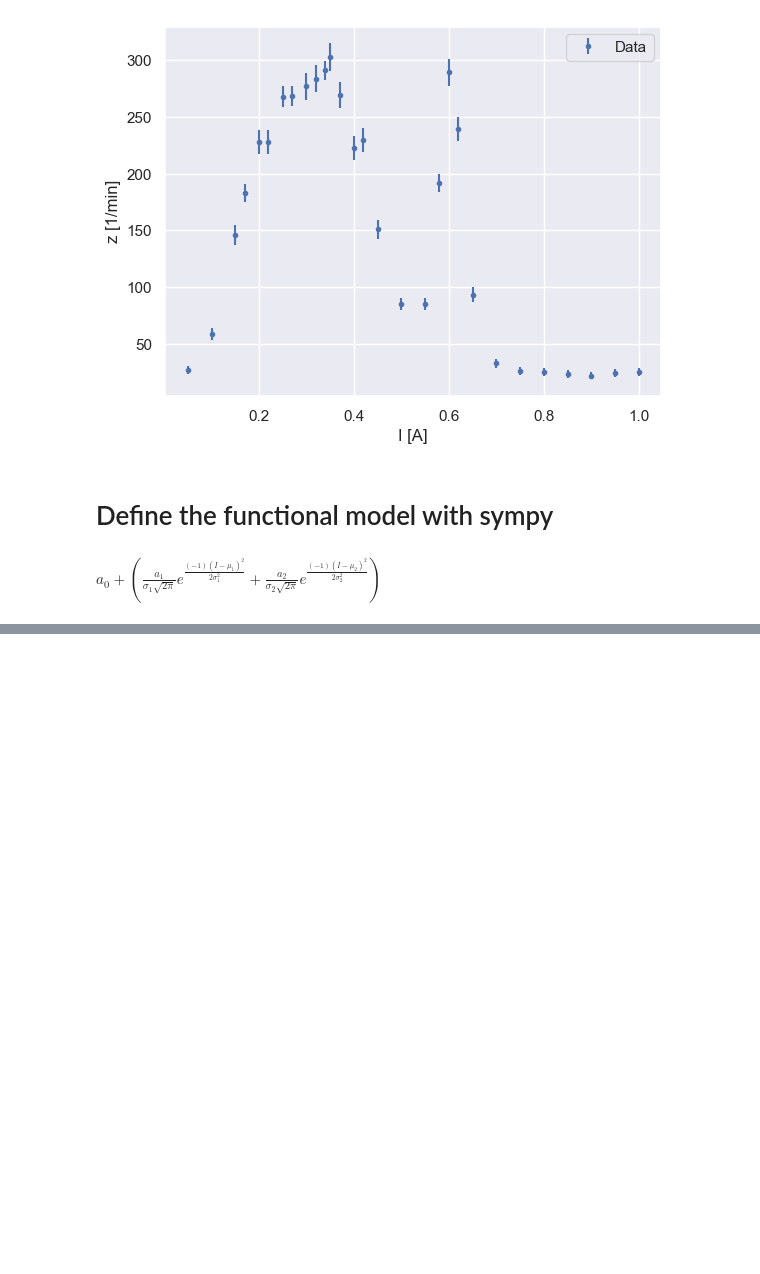
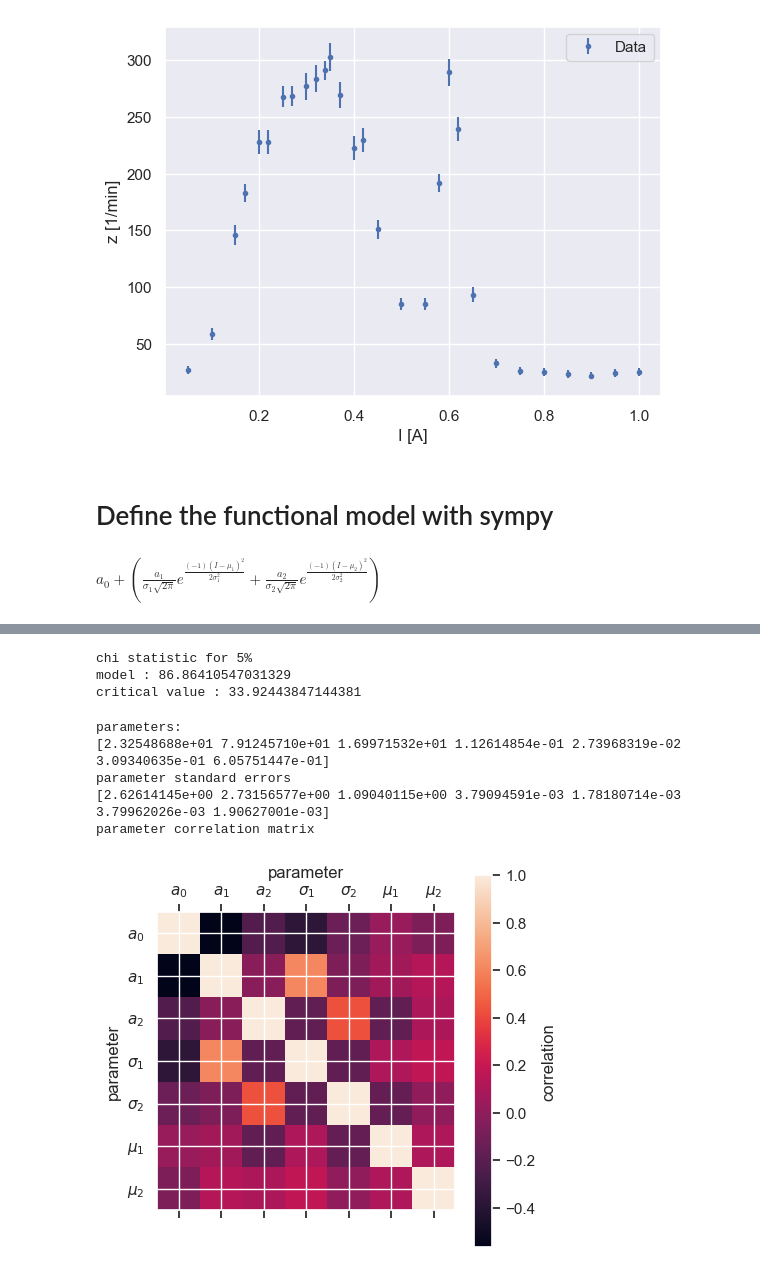
Before and after one commit to SecretGmG/nmp_exercises, a Jupyter notebook: ex_04/Sigrist_Serie_4.ipynb, the cells around one changed output, grey strips where cells are left out. Saved outputs shown, nothing was run; the diff lists cells and outputs as text; code cells hidden in the pictures; blank space fills up the shorter version.

Commit message:
solved exercise 4

```diff
--- a/ex_04/Sigrist_Serie_4.ipynb
+++ b/ex_04/Sigrist_Serie_4.ipynb
@@ -47,21 +47,34 @@ with sympy.evaluate(False):
         a_1 / (sqrt2pi * sigma_1) * sympy.exp(-(I-mu_1)**2 / (2 * sigma_1**2)) +\
         a_2 / (sqrt2pi * sigma_2) * sympy.exp(-(I-mu_2)**2 / (2 * sigma_2**2)) + a_0
 
+parameter_symbols = [a_0, a_1, a_2, sigma_1, sigma_2, mu_1, mu_2]
+
 display(functional_model_expr)
 # %% [output]
 $\displaystyle a_{0} + \left(\frac{a_{1}}{\sigma_{1} \sqrt{2 \pi}} e^{\frac{\left(-1\right) \left(I - \mu_{1}\right)^{2}}{2 \sigma_{1}^{2}}} + \frac{a_{2}}{\sigma_{2} \sqrt{2 \pi}} e^{\frac{\left(-1\right) \left(I - \mu_{2}\right)^{2}}{2 \sigma_{2}^{2}}}\right)$
 # %%
 weight_matrix = sparse.diags(1/data['s_z'].to_numpy()**2)
 
-functional_model = nmp_util.SympyFunctionalModel(functional_model_expr, [a_0, a_1, a_2, sigma_1, sigma_2, mu_1, mu_2], I)
+functional_model = nmp_util.SympyFunctionalModel(functional_model_expr, parameter_symbols, I)
 
 # the default values are given in the exercise, except for a_0, simply chose far a_0 too, and see if this converges
-functional_model.set_parameters(np.array([50, 50, 50, 0.05, 0.05, 0.3, 0.6]))
 
-functional_model.logger = lambda m : print(f'Itaration:{m.iterations:2d}, m_0: {m.m_0:.2f}')
+initial_parameters = np.array([50, 50, 50, 0.05, 0.05, 0.3, 0.6])
+
+functional_model.parameters = initial_parameters.copy()
+
+parameters = []
+residuals = []
+
+def log(model : nmp_util.SympyFunctionalModel):
+    print(f'Itaration:{model.iterations:2d}, m_0: {model.m_0:.2f}')
+    # store these for a later exercise
+    parameters.append(model.parameters)
+    residuals.append(model.residuals)
+
+functional_model.logger = log
+
 functional_model.fit(data['I'], data['z'], weight_matrix)
-
-functional_model.display_summary()
 # %% [output]
 Itaration: 1, m_0: 5.15
 Itaration: 2, m_0: 2.42
@@ -115,0 +89,24 @@ x(alpha = 0.01) = 40.29
+# %%
+print(f'chi statistic for 5%')
+print(f'model : {functional_model.chi2_statistic()}')
+print(f'critical value : {functional_model.chi2_critical_value(0.05)}')
+# %% [output]
+chi statistic for 5%
+model : 86.86410547031329
+critical value : 33.92443847144381
+# %%
+print(f'parameters:')
+print(functional_model.parameters)
+print(f'parameter standard errors')
+stderrs = functional_model.parameter_cov().diagonal()**0.5
+print(stderrs)
+print(f'parameter correlation matrix')
+functional_model.show_correlation()
+plt.show()
+# %% [output]
+parameters:
+[2.32548688e+01 7.91245710e+01 1.69971532e+01 1.12614854e-01 2.73968319e-02 3.09340635e-01 6.05751447e-01]
+parameter standard errors
+[2.62614145e+00 2.73156577e+00 1.09040115e+00 3.79094591e-03 1.78180714e-03 3.79962026e-03 1.90627001e-03]
+parameter correlation matrix
+[figure, added]
```
Also changed, not shown: parts of 5 cells of this notebook, 4 other files.
